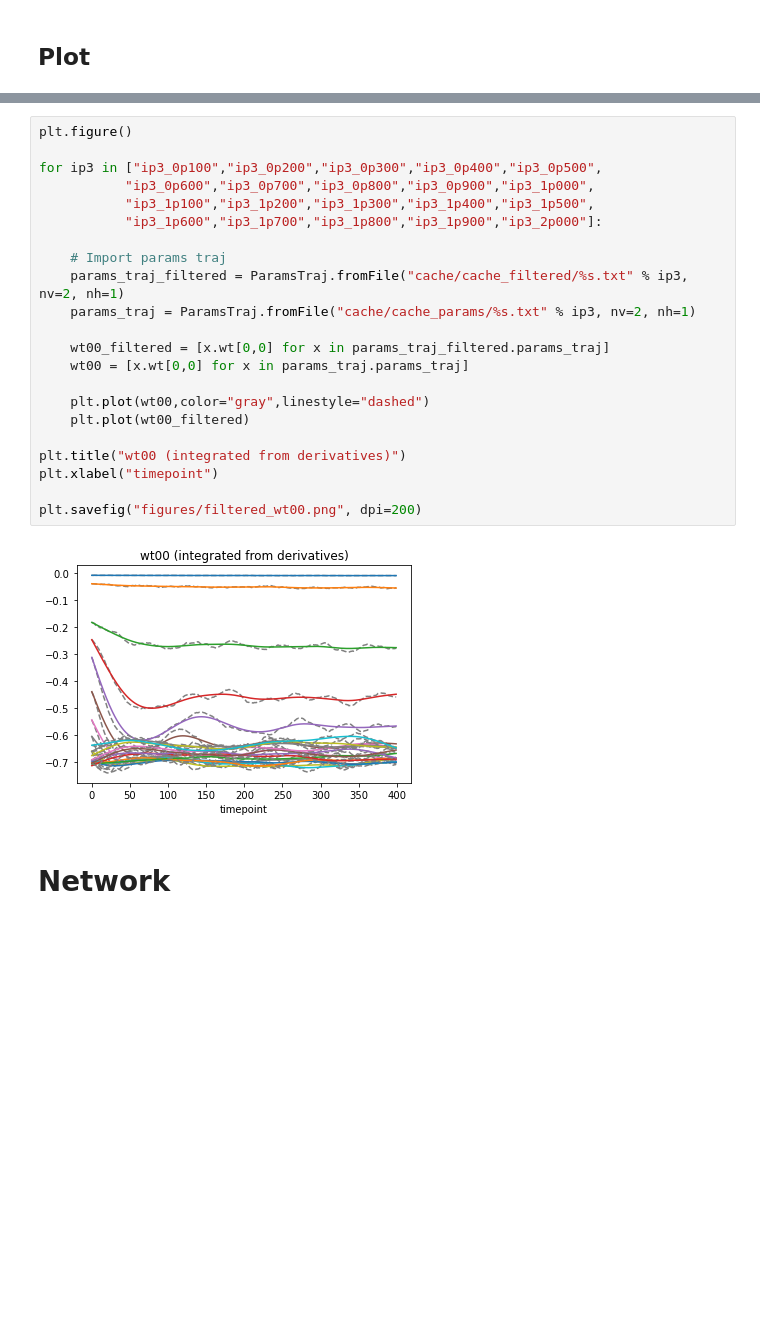
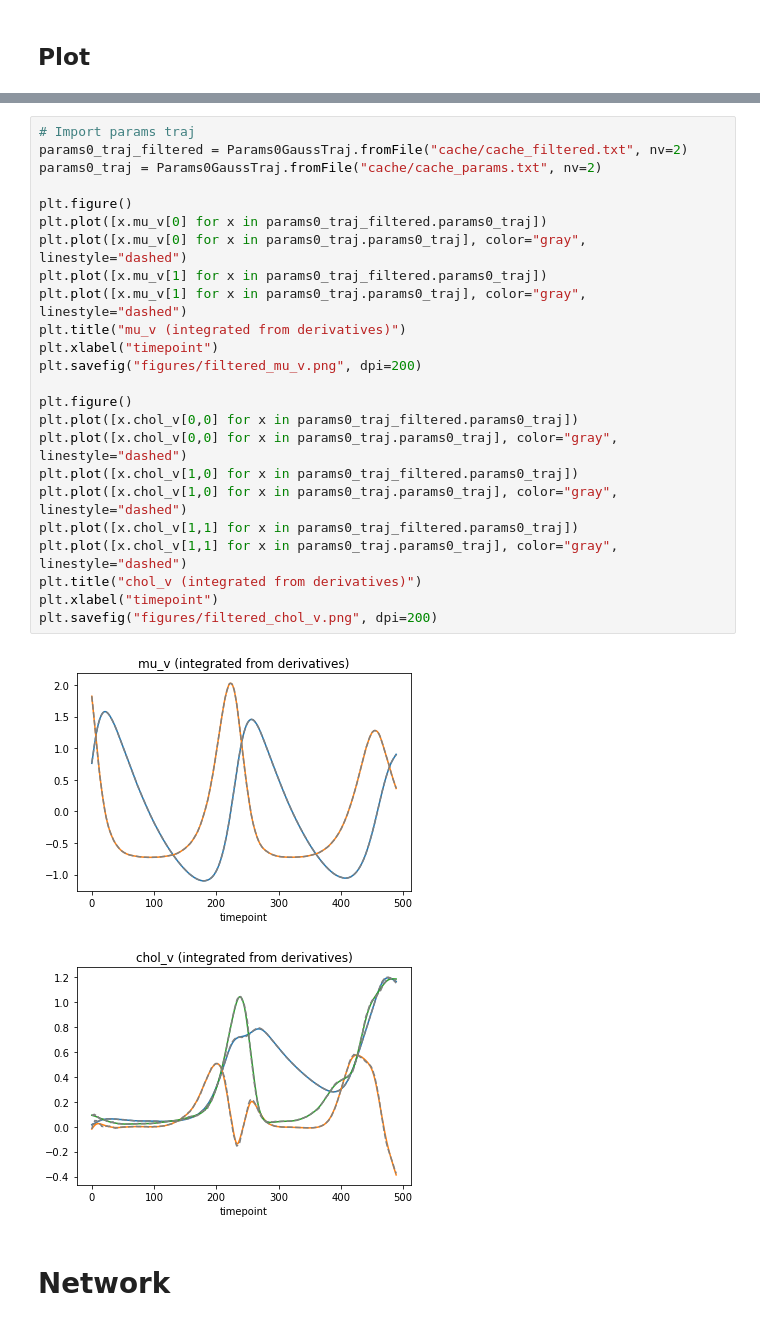
Before and after one commit to smrfeld/phys_dbd, a Jupyter notebook: example/gauss_simple/main.ipynb, the cells around one changed output, grey strips where cells are left out. Drawn from its saved outputs; the diff is of its cells as text; blank space fills up the shorter version.

```diff
--- a/example/gauss_simple/main.ipynb
+++ b/example/gauss_simple/main.ipynb
@@ -257,27 +218,30 @@ plt.savefig("figures/filtered_b0.png", dpi=200)
-# %%
-plt.figure()
-
-for ip3 in ["ip3_0p100","ip3_0p200","ip3_0p300","ip3_0p400","ip3_0p500",
-           "ip3_0p600","ip3_0p700","ip3_0p800","ip3_0p900","ip3_1p000",
-           "ip3_1p100","ip3_1p200","ip3_1p300","ip3_1p400","ip3_1p500",
-           "ip3_1p600","ip3_1p700","ip3_1p800","ip3_1p900","ip3_2p000"]:
-
-    # Import params traj
-    params_traj_filtered = ParamsTraj.fromFile("cache/cache_filtered/%s.txt" % ip3, nv=2, nh=1)
-    params_traj = ParamsTraj.fromFile("cache/cache_params/%s.txt" % ip3, nv=2, nh=1)
-
-    wt00_filtered = [x.wt[0,0] for x in params_traj_filtered.params_traj]
-    wt00 = [x.wt[0,0] for x in params_traj.params_traj]
-
-    plt.plot(wt00,color="gray",linestyle="dashed")
-    plt.plot(wt00_filtered)
-
-plt.title("wt00 (integrated from derivatives)")
-plt.xlabel("timepoint")
-
-plt.savefig("figures/filtered_wt00.png", dpi=200)
-# %% [output]
-[figure, removed]
+# %%
+# Import params traj
+params0_traj_filtered = Params0GaussTraj.fromFile("cache/cache_filtered.txt", nv=2)
+params0_traj = Params0GaussTraj.fromFile("cache/cache_params.txt", nv=2)
+
+plt.figure()
+plt.plot([x.mu_v[0] for x in params0_traj_filtered.params0_traj])
+plt.plot([x.mu_v[0] for x in params0_traj.params0_traj], color="gray", linestyle="dashed")
+plt.plot([x.mu_v[1] for x in params0_traj_filtered.params0_traj])
+plt.plot([x.mu_v[1] for x in params0_traj.params0_traj], color="gray", linestyle="dashed")
+plt.title("mu_v (integrated from derivatives)")
+plt.xlabel("timepoint")
+plt.savefig("figures/filtered_mu_v.png", dpi=200)
+
+plt.figure()
+plt.plot([x.chol_v[0,0] for x in params0_traj_filtered.params0_traj])
+plt.plot([x.chol_v[0,0] for x in params0_traj.params0_traj], color="gray", linestyle="dashed")
+plt.plot([x.chol_v[1,0] for x in params0_traj_filtered.params0_traj])
+plt.plot([x.chol_v[1,0] for x in params0_traj.params0_traj], color="gray", linestyle="dashed")
+plt.plot([x.chol_v[1,1] for x in params0_traj_filtered.params0_traj])
+plt.plot([x.chol_v[1,1] for x in params0_traj.params0_traj], color="gray", linestyle="dashed")
+plt.title("chol_v (integrated from derivatives)")
+plt.xlabel("timepoint")
+plt.savefig("figures/filtered_chol_v.png", dpi=200)
+# %% [output]
+[figure, added]
+[figure, added]
 # %% [markdown]
 # Network
 # %%
```
Also changed, not shown: parts of 10 cells of this notebook, 9 other files.
